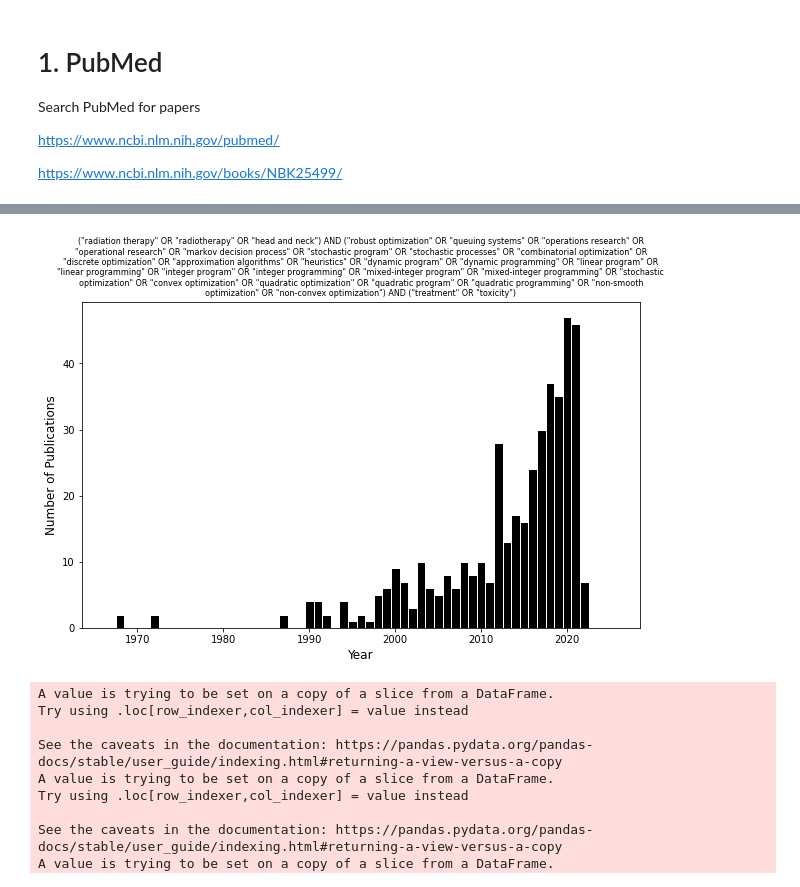
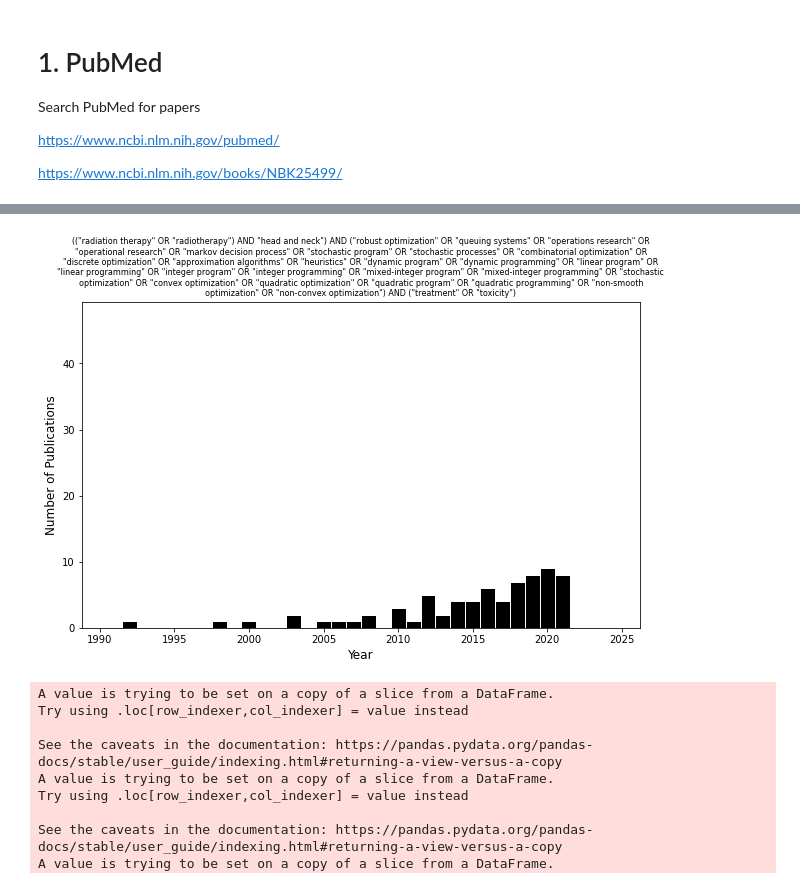
Before and after one commit to Lucas-Mc/citation-tracker, a Jupyter notebook: extract-citations.ipynb, the cells around one changed output, grey strips where cells are left out. Drawn from its saved outputs; the diff is of its cells as text; code cells hidden in the pictures.

Commit message:
Adds constraints content

```diff
--- a/extract-citations.ipynb
+++ b/extract-citations.ipynb
@@ -21,14 +21,16 @@ import source.reuse as reuse
 # %%
 ENTREZ_EMAIL = 'lumccul3@gmail.com'
 
-base_query = '("radiation therapy" OR "radiotherapy" OR "head and neck") AND ("robust optimization" OR "queuing systems" OR "operations research" OR "operational research" OR "markov decision process" OR "stochastic program" OR "stochastic processes" OR "combinatorial optimization" OR "discrete optimization" OR "approximation algorithms" OR "heuristics" OR "dynamic program" OR "dynamic programming" OR "linear program" OR "linear programming" OR "integer program" OR "integer programming" OR "mixed-integer program" OR "mixed-integer programming" OR "stochastic optimization" OR "convex optimization" OR "quadratic optimization" OR "quadratic program" OR "quadratic programming" OR "non-smooth optimization" OR "non-convex optimization") AND ("treatment" OR "toxicity")'
+# base_query = '("radiation therapy" OR "radiotherapy" OR "head and neck") AND ("robust optimization" OR "queuing systems" OR "operations research" OR "operational research" OR "markov decision process" OR "stochastic program" OR "stochastic processes" OR "combinatorial optimization" OR "discrete optimization" OR "approximation algorithms" OR "heuristics" OR "dynamic program" OR "dynamic programming" OR "linear program" OR "linear programming" OR "integer program" OR "integer programming" OR "mixed-integer program" OR "mixed-integer programming" OR "stochastic optimization" OR "convex optimization" OR "quadratic optimization" OR "quadratic program" OR "quadratic programming" OR "non-smooth optimization" OR "non-convex optimization") AND ("treatment" OR "toxicity")'
 # Other terms added to remove false positives. The more terms added without increasing FPs, the better.
 # restriction_query = 'AND ("head and neck")'
 # # More restriction keyword ideas: clinical, database, waveform (not suitable on their own due to general mimic term)
-# full_query = f'{base_query} AND {restriction_query}'
+full_query = '(("radiation therapy" OR "radiotherapy") AND "head and neck") AND ("robust optimization" OR "queuing systems" OR "operations research" OR "operational research" OR "markov decision process" OR "stochastic program" OR "stochastic processes" OR "combinatorial optimization" OR "discrete optimization" OR "approximation algorithms" OR "heuristics" OR "dynamic program" OR "dynamic programming" OR "linear program" OR "linear programming" OR "integer program" OR "integer programming" OR "mixed-integer program" OR "mixed-integer programming" OR "stochastic optimization" OR "convex optimization" OR "quadratic optimization" OR "quadratic program" OR "quadratic programming" OR "non-smooth optimization" OR "non-convex optimization") AND ("treatment" OR "toxicity")'
+#f'{base_query} AND {restriction_query}'
 
 search_strings = [
-    base_query
+    # base_query
+    full_query
 ]
 # %%
 # search_results = reuse.search_list(search_strings, entrez_email)
@@ -60,47 +62,49 @@ search_results_all[base_query].to_csv(os.path.join(write_dir, 'without-constrain
 #         f.write(line+'\n')
 # %%
 # Create a new one for each year
-all_years = sorted(set(list(search_results_all[base_query]['Publication Year'])))
+# all_years = sorted(set(list(search_results_all[base_query]['Publication Year'])))
+all_years = sorted(set(list(search_results_all[full_query]['Publication Year'])))
 for year in all_years:
-    year_df_without = search_results_all[base_query][search_results_all[base_query]['Publication Year'] == year]
-    # year_df_with = search_results_all[full_query][search_results_all[full_query]['Publication Year'] == year]
-    year_df_without.to_csv(os.path.join(write_dir, f'without-constraints-all_{year}.csv'), index=False)
-    # year_df_with.to_csv(os.path.join(write_dir, f'with-constraints-all_{year}.csv'), index=False)
+    # year_df_without = search_results_all[base_query][search_results_all[base_query]['Publication Year'] == year]
+    year_df_with = search_results_all[full_query][search_results_all[full_query]['Publication Year'] == year]
+    # year_df_without.to_csv(os.path.join(write_dir, f'without-constraints-all_{year}.csv'), index=False)
+    year_df_with.to_csv(os.path.join(write_dir, f'with-constraints-all_{year}.csv'), index=False)
 # %%
 # Create a histogram of number of publications each year
-all_years = [int(y) for y in sorted(set(list(search_results_all[base_query]['Publication Year'])))]
+# all_years = [int(y) for y in sorted(set(list(search_results_all[base_query]['Publication Year'])))]
+all_years = [int(y) for y in sorted(set(list(search_results_all[full_query]['Publication Year'])))]
 
 year_without = []
 year_with = []
 interval_years = range(min(all_years), max(all_years)+1)
 for year in interval_years:
-    year_df_without = search_results_all[base_query][search_results_all[base_query]['Publication Year'] == str(year)]
-    # year_df_with = search_results_all[full_query][search_results_all[full_query]['Publication Year'] == str(year)]
+    # year_df_without = search_results_all[base_query][search_results_all[base_query]['Publication Year'] == str(year)]
+    year_df_with = search_results_all[full_query][search_results_all[full_query]['Publication Year'] == str(year)]
 
-    for _ in range(len(year_df_without.index)):
-        year_without.append(year)
-    # for _ in range(len(year_df_with.index)):
-    #     year_with.append(year)
+    # for _ in range(len(year_df_without.index)):
+    #     year_without.append(year)
+    for _ in range(len(year_df_with.index)):
+        year_with.append(year)
+
+# plt.figure(figsize=(10,6))
+# h = plt.hist(year_without, facecolor='k', edgecolor='w', bins=np.arange(min(interval_years)-1, max(interval_years)+5)-0.5)
+# plt.xlabel('Year', fontsize=12)
+# plt.ylabel('Number of Publications', fontsize=12)
+# plt.ylim([0, 1.05*max(h[0])])
+# plt.title('\n'.join(wrap(search_strings[0], 140)), fontsize=8)
+# plt.savefig(os.path.join(write_dir, 'without-constraints_histogram.jpg'))
+# plt.show()
 
 plt.figure(figsize=(10,6))
-h = plt.hist(year_without, facecolor='k', edgecolor='w', bins=np.arange(min(interval_years)-1, max(interval_years)+5)-0.5)
+plt.hist(year_with, facecolor='k', edgecolor='w', bins=np.arange(min(interval_years)-1, max(interval_years)+5)-0.5)
 plt.xlabel('Year', fontsize=12)
 plt.ylabel('Number of Publications', fontsize=12)
 plt.ylim([0, 1.05*max(h[0])])
-plt.title('\n'.join(wrap(search_strings[0], 140)), fontsize=8)
-plt.savefig(os.path.join(write_dir, 'without-constraints_histogram.jpg'))
+plt.title('\n'.join(wrap(search_strings[-1], 140)), fontsize=8)
+plt.savefig(os.path.join(write_dir, 'with-constraints_histogram.jpg'))
 plt.show()
-
-# plt.figure(figsize=(10,6))
-# plt.hist(year_with, facecolor='k', edgecolor='w', bins=np.arange(min(interval_years)-1, max(interval_years)+5)-0.5)
-# plt.xlabel('Year', fontsize=12)
-# plt.ylabel('Number of Publications', fontsize=12)
-# plt.ylim([0, 1.05*max(h[0])])
-# plt.title(search_strings[1], fontsize=8)
-# plt.savefig(os.path.join(write_dir, 'with-constraints_histogram.jpg'))
-# plt.show()
 # %% [output]
-[figure, old version]
+[figure, new version]
 # %%
 # Assign authors to articles to review
 CANCER_AUTHORS = ['Lucas', 'Cem']
```
Also changed, not shown: parts of 4 cells of this notebook, 24 other files.
